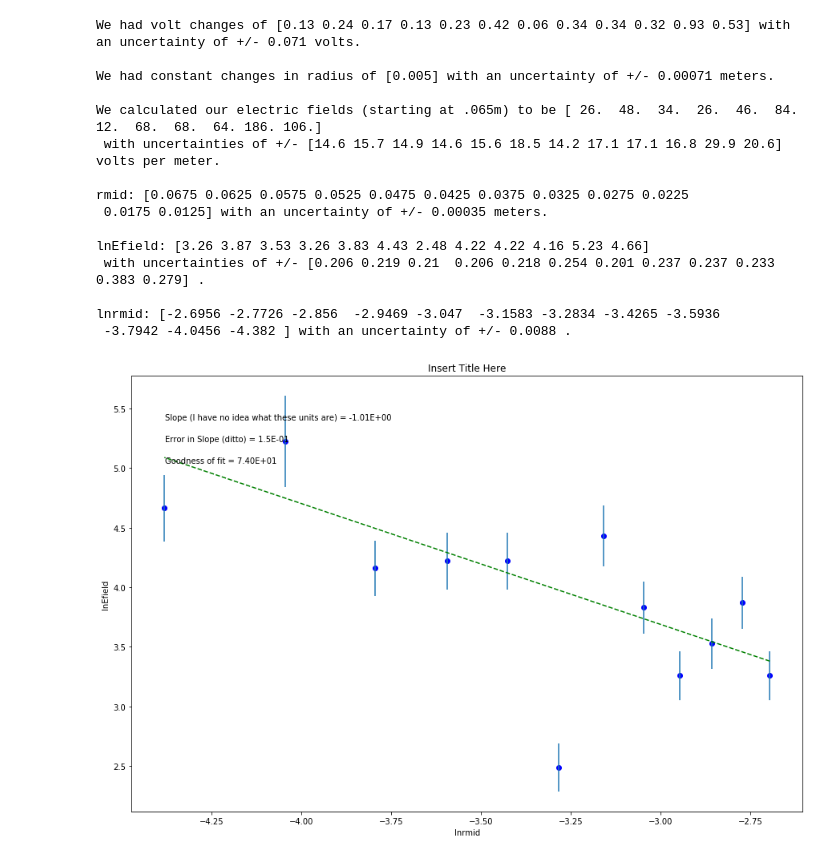
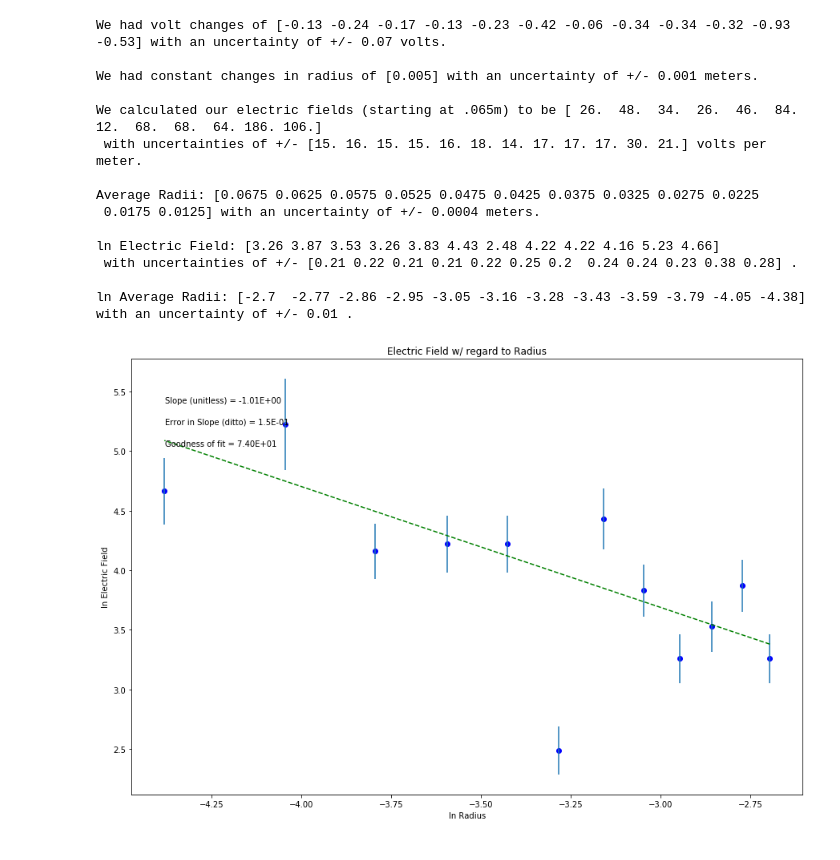
Before and after one commit to lernerdj/PHSX218, a Jupyter notebook: Lab4Code.ipynb, the cells around one changed output. Saved outputs shown, nothing was run; the diff lists cells and outputs as text; code cells hidden in the pictures.

```diff
--- a/Lab4Code.ipynb
+++ b/Lab4Code.ipynb
@@ -51,50 +51,55 @@ r_array = np.array ([r07, r065, r06, r055, r05, r045, r04, r035, r030, r025, r02
 dV_array = np.array ([V065, V06, V055, V05, V045, V04, V035, V030, V025, V02, V015, V01, -1])
 dr_array = np.array ([r065, r06, r055, r05, r045, r04, r035, r030, r025, r02, r015, r01, -1])
 
-dV = np.delete((V_array - dV_array), [12])
+#two places past decimal
+dV = np.delete((dV_array - V_array), [12])
 dV_un = rule3(V_un, V_un)
-print('We had volt changes of', dV, 'with an uncertainty of +/-', '%.2g' % dV_un, 'volts.\n')
+print('We had volt changes of', dV, 'with an uncertainty of +/-', '%.1g' % dV_un, 'volts.\n')
 
+#three places past decimal
 dr = np.delete((r_array - dr_array), [12])
 drp = np.delete(dr, [1,2,3,4,5,6,7,8,9,10,11])
 dr_un = rule3(r_un, r_un)
-print('We had constant changes in radius of', drp, 'with an uncertainty of +/-', '%.2g' % dr_un, 'meters.\n')
+print('We had constant changes in radius of', drp, 'with an uncertainty of +/-', '%.3f' % dr_un, 'meters.\n')
 
-Efield = ((1 * dV)/dr)
+#one sigfig
+Efield = ((-1 * dV)/dr)
 Efield_un = (rule4(Efield, 1, -1, dV_un, dr_un, dV, dr))
-Efield_unp = np.around(Efield_un, decimals=1, out=None)
-print('We calculated our electric fields (starting at .065m) to be', Efield, '\n with uncertainties of +/-', Efield_unp, 'volts per meter.\n')
+Efield_unp = np.around(Efield_un, decimals=0, out=None)
+print('We calculated our electric fields (starting at .065m) to be', Efield, '\n with uncertainties of +/-', Efield_unp, 'volts per meter.\n') #
 
-rmid = np.delete((.5*(r_array + dr_array)), [12])
-rmid_un = .5*(rule3(r_un, r_un))
-print('rmid:', rmid, 'with an uncertainty of +/-', '%.2g' % rmid_un, 'meters.\n')
+#three sigfigs?
+rmid = np.delete((.5 * (r_array + dr_array)), [12])
+rmid_un = .5 * (rule3(r_un, r_un))
+print('Average Radii:', rmid, 'with an uncertainty of +/-', '%.1g' % rmid_un, 'meters.\n')
 
+#one sigfig
 lnEfield = np.log(Efield)
-lnEfield_un = np.abs(np.log(np.average(Efield))-np.log(np.average(Efield)+Efield_un))
+lnEfield_un = np.abs(np.log(np.average(Efield)) - np.log(np.average(Efield) + Efield_un))
 lnEfieldp = np.around(lnEfield, decimals=2, out=None)
-lnEfield_unp = np.around(lnEfield_un, decimals=3, out=None)
-print ('lnEfield:', lnEfieldp, '\n with uncertainties of +/-', lnEfield_unp, '.\n')
+lnEfield_unp = np.around(lnEfield_un, decimals=2, out=None)
+print ('ln Electric Field:', lnEfieldp, '\n with uncertainties of +/-', lnEfield_unp, '.\n')
 
+#three sigfigs?
 lnrmid = np.log(rmid)
 lnrmid_un = np.abs(np.log(np.average(rmid))-np.log(np.average(rmid)+rmid_un))
-lnrmidp = np.around(lnrmid, decimals=4, out=None)
-print ('lnrmid:', lnrmidp, 'with an uncertainty of +/-', '%.2g' % lnrmid_un, '.\n')
+lnrmidp = np.around(lnrmid, decimals=2, out=None)
+print ('ln Average Radii:', lnrmidp, 'with an uncertainty of +/-', '%.2f' % lnrmid_un, '.\n')
 # %% [output]
-We had volt changes of [0.13 0.24 0.17 0.13 0.23 0.42 0.06 0.34 0.34 0.32 0.93 0.53] with an uncertainty of +/- 0.071 volts.
+We had volt changes of [-0.13 -0.24 -0.17 -0.13 -0.23 -0.42 -0.06 -0.34 -0.34 -0.32 -0.93 -0.53] with an uncertainty of +/- 0.07 volts.
 
-We had constant changes in radius of [0.005] with an uncertainty of +/- 0.00071 meters.
+We had constant changes in radius of [0.005] with an uncertainty of +/- 0.001 meters.
 
 We calculated our electric fields (starting at .065m) to be [ 26.  48.  34.  26.  46.  84.  12.  68.  68.  64. 186. 106.]
- with uncertainties of +/- [14.6 15.7 14.9 14.6 15.6 18.5 14.2 17.1 17.1 16.8 29.9 20.6] volts per meter.
+ with uncertainties of +/- [15. 16. 15. 15. 16. 18. 14. 17. 17. 17. 30. 21.] volts per meter.
 
-rmid: [0.0675 0.0625 0.0575 0.0525 0.0475 0.0425 0.0375 0.0325 0.0275 0.0225
- 0.0175 0.0125] with an uncertainty of +/- 0.00035 meters.
+Average Radii: [0.0675 0.0625 0.0575 0.0525 0.0475 0.0425 0.0375 0.0325 0.0275 0.0225
+ 0.0175 0.0125] with an uncertainty of +/- 0.0004 meters.
 
-lnEfield: [3.26 3.87 3.53 3.26 3.83 4.43 2.48 4.22 4.22 4.16 5.23 4.66]
- with uncertainties of +/- [0.206 0.219 0.21  0.206 0.218 0.254 0.201 0.237 0.237 0.233 0.383 0.279] .
+ln Electric Field: [3.26 3.87 3.53 3.26 3.83 4.43 2.48 4.22 4.22 4.16 5.23 4.66]
+ with uncertainties of +/- [0.21 0.22 0.21 0.21 0.22 0.25 0.2  0.24 0.24 0.23 0.38 0.28] .
 
-lnrmid: [-2.6956 -2.7726 -2.856  -2.9469 -3.047  -3.1583 -3.2834 -3.4265 -3.5936
- -3.7942 -4.0456 -4.382 ] with an uncertainty of +/- 0.0088 .
+ln Average Radii: [-2.7  -2.77 -2.86 -2.95 -3.05 -3.16 -3.28 -3.43 -3.59 -3.79 -4.05 -4.38] with an uncertainty of +/- 0.01 .
 # %%
 #Re-assign variables as x, y, dy so that the following code may remain generic
 
@@ -124,35 +129,35 @@ db = np.sqrt(1/D*sum(x**2/dy**2)) #error in intercept
 
 #Calculate the "goodness of fit" from the linear least squares fitting document
 def LLSFD2(x,y,dy):
     N = sum(((y-b-m*x)/dy)**2)
     return N
 
 N = LLSFD2(x,y,dy)
 
 #-----------------------------------------------------------------------#
 #Plot data on graph. Plot error bars and place values for slope, error in slope and goodness of fit on the plot using "annotate"
 plt.figure(figsize=(15,10))
 
 plt.plot(x, fit, color='green', linestyle='--')
 plt.scatter(x, y, color='blue', marker='o')
 
 
 #create labels  YOU NEED TO CHANGE THESE!!!
-plt.xlabel('lnrmid')
-plt.ylabel('lnEfield')
-plt.title('Insert Title Here')
+plt.xlabel('ln Radius')
+plt.ylabel('ln Electric Field')
+plt.title('Electric Field w/ regard to Radius')
 
 plt.errorbar(x, y, yerr=dy, xerr=None, fmt="none") #don't need to plot x error bars
 
-plt.annotate('Slope (I have no idea what these units are) = {value:.{digits}E}'.format(value=m, digits=2),
+plt.annotate('Slope (unitless) = {value:.{digits}E}'.format(value=m, digits=2),
              (0.05, 0.9), xycoords='axes fraction')
 
 plt.annotate('Error in Slope (ditto) = {value:.{digits}E}'.format(value=dm, digits=1),
              (0.05, 0.85), xycoords='axes fraction')
 
 plt.annotate('Goodness of fit = {value:.{digits}E}'.format(value=N, digits=2),
              (0.05, 0.80), xycoords='axes fraction')
 
 plt.show()
 # %% [output]
-[figure, old version]
+[figure, new version]
```
